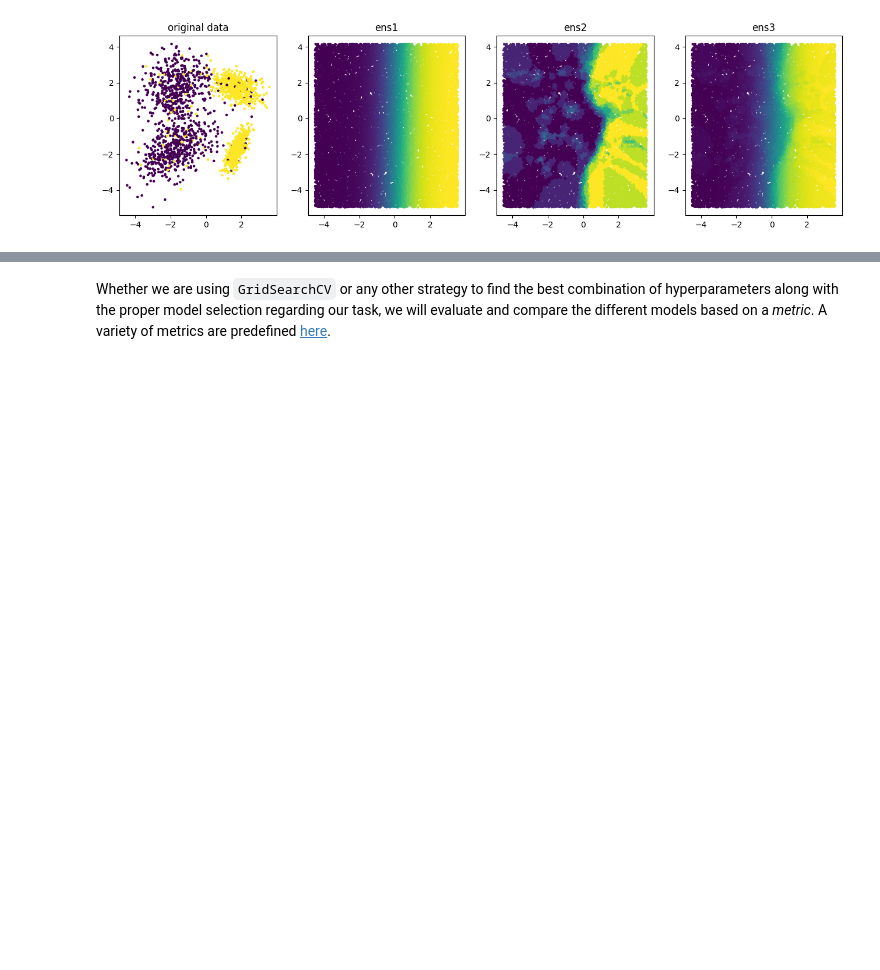
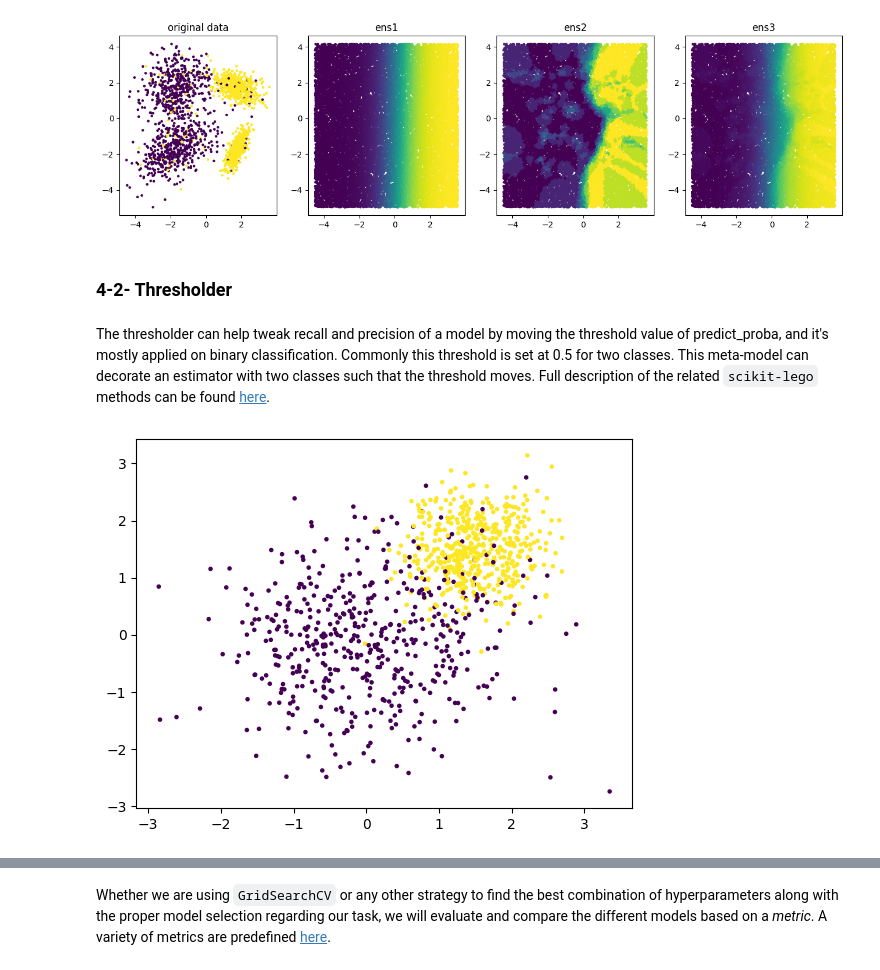
Before and after one commit to tabaraei/Data-Science-Toolkit, a Jupyter notebook: Scikit-Learn.ipynb, the cells around one changed output, grey strips where cells are left out. Drawn from its saved outputs; the diff is of its cells as text; code cells hidden in the pictures; blank space fills up the shorter version.

Commit message:
added some dataset generators, improved structure

```diff
--- a/Scikit-Learn.ipynb
+++ b/Scikit-Learn.ipynb
@@ -370,3 +411,15 @@ clf3 = VotingClassifier(estimators=[('clf1', clf1), ('clf2', clf2)], voting='sof
 make_plots()
 # %% [output]
 [figure]
+# %% [markdown]
+### 4-2- Thresholder
+# %% [markdown]
+The thresholder can help tweak recall and precision of a model by moving the threshold value of predict_proba, and it's mostly applied on binary classification. Commonly this threshold is set at 0.5 for two classes. This meta-model can decorate an estimator with two classes such that the threshold moves. Full description of the related `scikit-lego` methods can be found [here](https://scikit-lego.netlify.app/meta.html).
+# %%
+import matplotlib.pylab as plt
+from sklearn.datasets import make_blobs
+
+X, y = make_blobs(1000, centers=[(0, 0), (1.5, 1.5)], cluster_std=[1, 0.5])
+plt.scatter(X[:, 0], X[:, 1], c=y, s=5);
+# %% [output]
+[figure, added]
```
Also changed, not shown: parts of 46 cells of this notebook.
